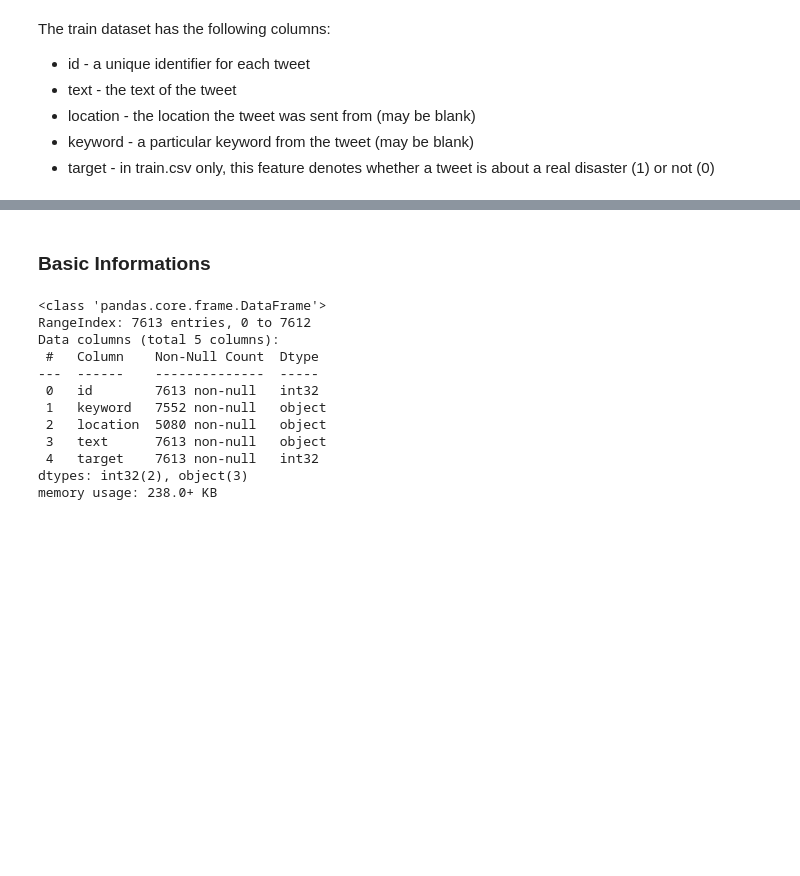
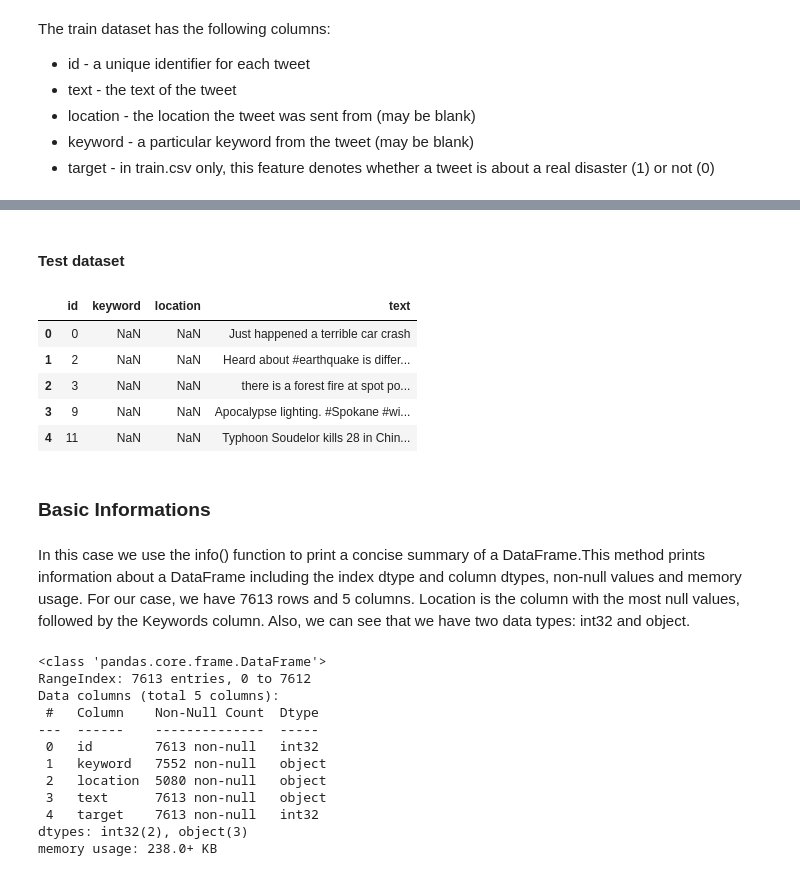
Before and after one commit to oscarciceri/Disaster_Monitoring-_Based_On_Tweets, a Jupyter notebook: EDA_oscar.ipynb, the cells around one changed output, grey strips where cells are left out. Drawn from its saved outputs; the diff is of its cells as text; code cells hidden in the pictures; blank space fills up the shorter version.

```diff
--- a/EDA_oscar.ipynb
+++ b/EDA_oscar.ipynb
@@ -76,5 +76,19 @@ df
+# %% [markdown]
+#### Test dataset
+# %%
+df_test = pd.read_csv('Data/test.csv', dtype={'id': int, 'keyword': object, 'location': object, 'text': object})
+df_test.head(5)
+# %% [output]
+|  | id | keyword | location | text |
+| 0 | 0 | NaN | NaN | Just happened a terrible car crash |
+| 1 | 2 | NaN | NaN | Heard about #earthquake is differ... |
+| 2 | 3 | NaN | NaN | there is a forest fire at spot po... |
+| 3 | 9 | NaN | NaN | Apocalypse lighting. #Spokane #wi... |
+| 4 | 11 | NaN | NaN | Typhoon Soudelor kills 28 in Chin... |
 # %% [markdown]
 ### Basic Informations
+# %% [markdown]
+ In this case we use the info() function to print a concise summary of a DataFrame.This method prints information about a DataFrame including the index dtype and column dtypes, non-null values and memory usage. For our case, we have 7613 rows and 5 columns. Location is the column with the most null values, followed by the Keywords column. Also, we can see that we have two data types: int32 and object.
 # %%
 df.info( )
 # %% [output]
```
Also changed, not shown: parts of 40 cells of this notebook.
